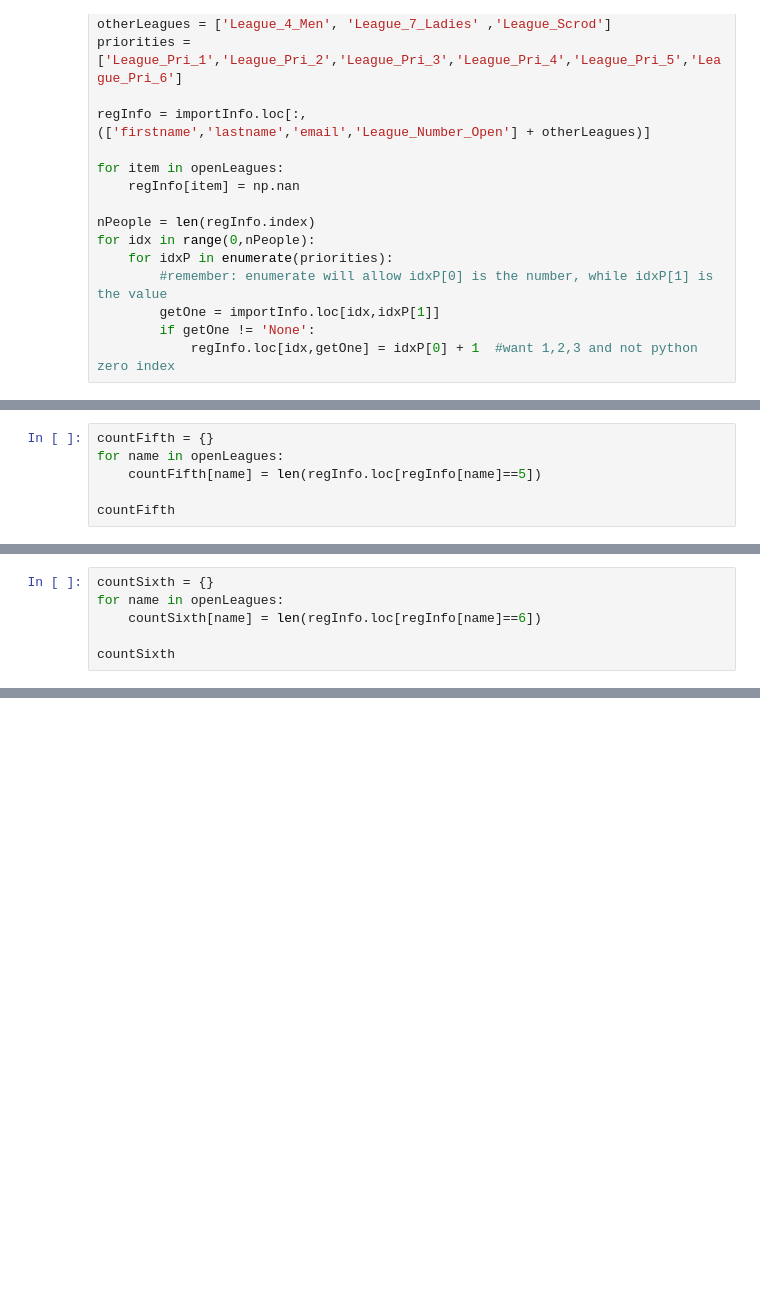
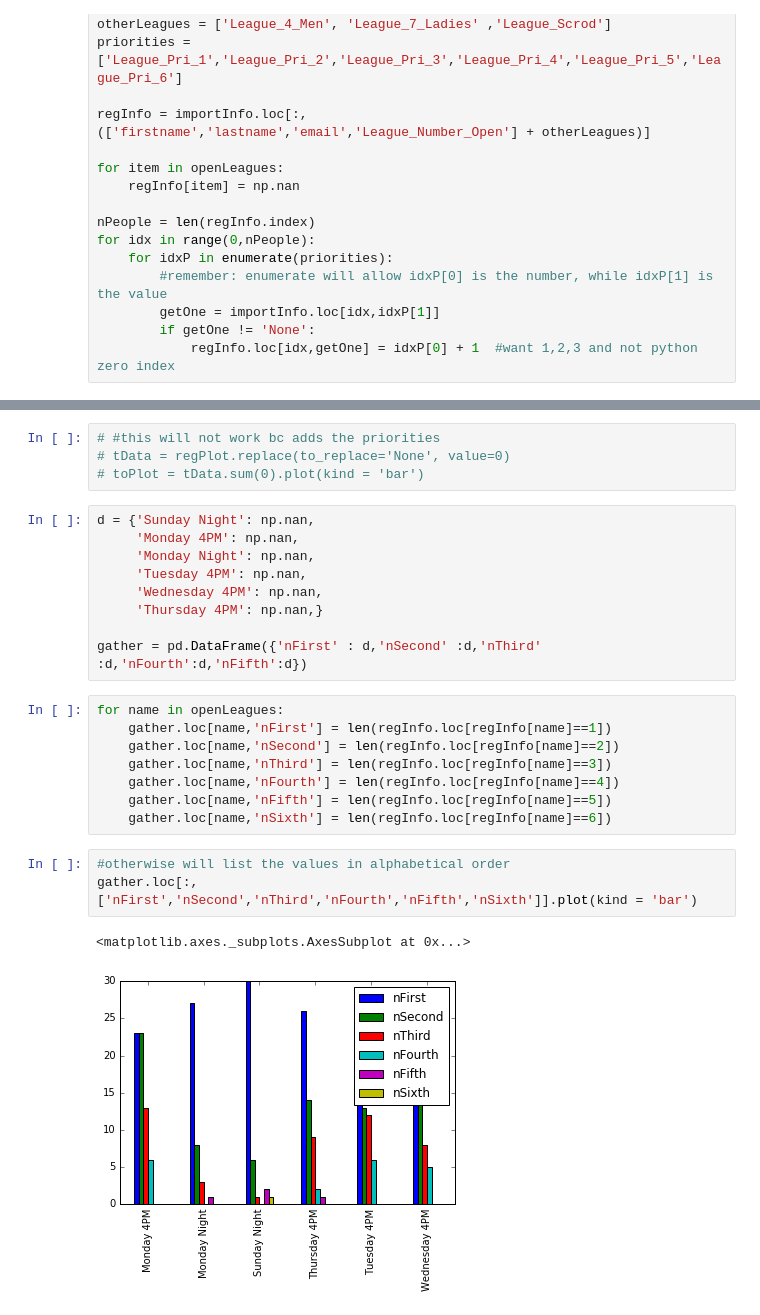
Before and after one commit to longnecker/leagues, a Jupyter notebook: CheckInputFile.ipynb, the cells around one changed output, grey strips where cells are left out. Cells and saved outputs as stored; diff of their text form; blank space fills up the shorter version.

```diff
--- a/CheckInputFile.ipynb
+++ b/CheckInputFile.ipynb
@@ -89,6 +36,0 @@ countFourth
-# %%
-countFifth = {}
-for name in openLeagues:
-    countFifth[name] = len(regInfo.loc[regInfo[name]==5])
-
-countFifth
@@ -102,6 +36,0 @@ countFifth
-# %%
-countSixth = {}
-for name in openLeagues:
-    countSixth[name] = len(regInfo.loc[regInfo[name]==6])
-
-countSixth
@@ -291,0 +80,27 @@ Name: 0, dtype: object
+# %%
+# #this will not work bc adds the priorities
+# tData = regPlot.replace(to_replace='None', value=0)
+# toPlot = tData.sum(0).plot(kind = 'bar')
+# %%
+d = {'Sunday Night': np.nan,
+     'Monday 4PM': np.nan,
+     'Monday Night': np.nan,
+     'Tuesday 4PM': np.nan,
+     'Wednesday 4PM': np.nan,
+     'Thursday 4PM': np.nan,}
+
+gather = pd.DataFrame({'nFirst' : d,'nSecond' :d,'nThird' :d,'nFourth':d,'nFifth':d})
+# %%
+for name in openLeagues:
+    gather.loc[name,'nFirst'] = len(regInfo.loc[regInfo[name]==1])
+    gather.loc[name,'nSecond'] = len(regInfo.loc[regInfo[name]==2])
+    gather.loc[name,'nThird'] = len(regInfo.loc[regInfo[name]==3])
+    gather.loc[name,'nFourth'] = len(regInfo.loc[regInfo[name]==4])
+    gather.loc[name,'nFifth'] = len(regInfo.loc[regInfo[name]==5])
+    gather.loc[name,'nSixth'] = len(regInfo.loc[regInfo[name]==6])
+# %%
+#otherwise will list the values in alphabetical order
+gather.loc[:,['nFirst','nSecond','nThird','nFourth','nFifth','nSixth']].plot(kind = 'bar')
+# %% [output]
+<matplotlib.axes._subplots.AxesSubplot at 0x...>
+[figure, added]
```
Also changed, not shown: parts of 47 cells of this notebook, 3 other files.
